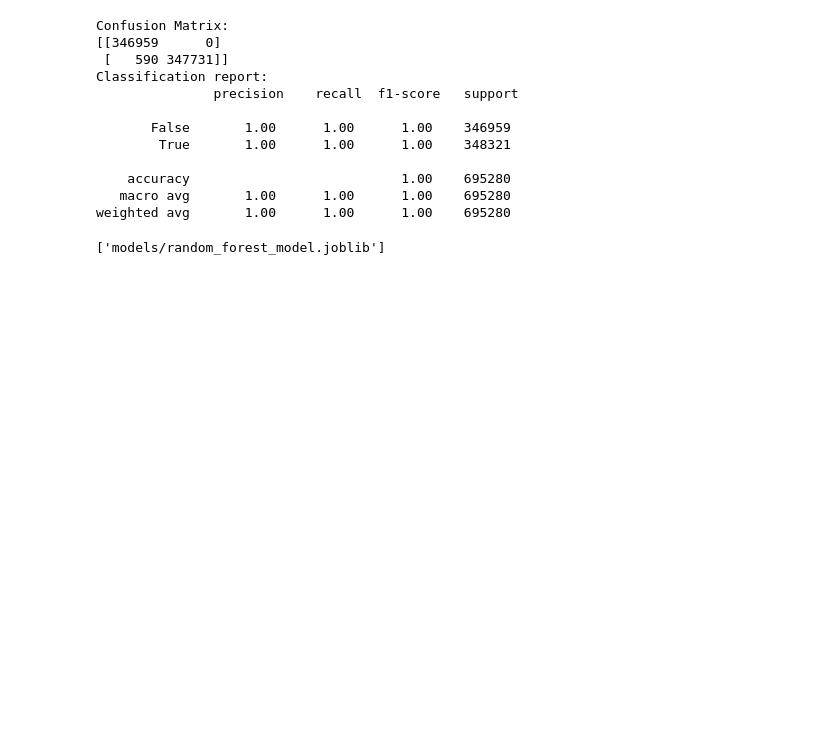
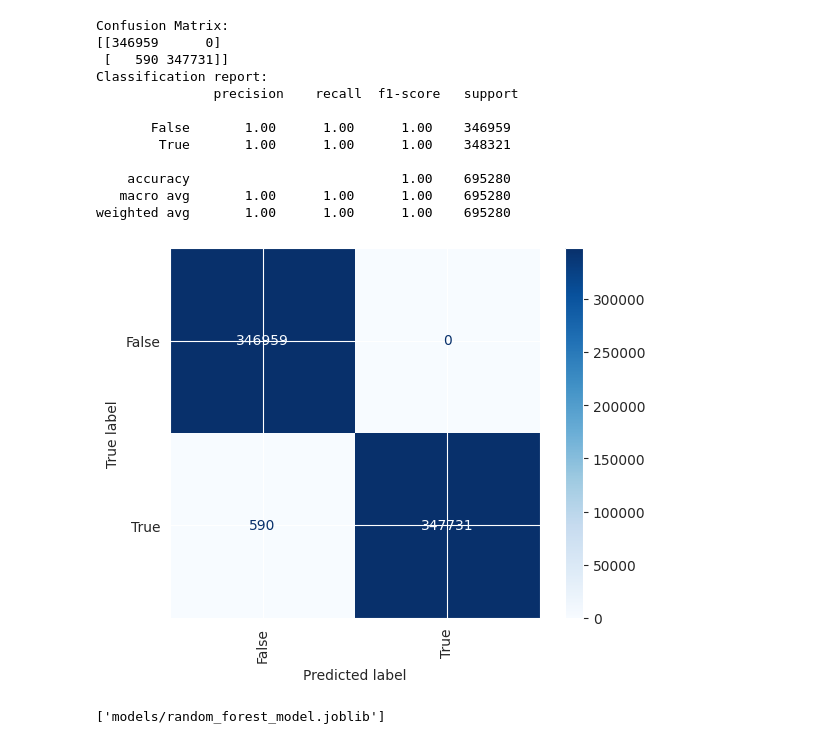
Before and after one commit to oscar066/Flight_delay_analysis, a Jupyter notebook: index.ipynb, the cells around one changed output. Cells and saved outputs as stored; diff of their text form; code cells hidden in the pictures; blank space fills up the shorter version.

```diff
--- a/index.ipynb
+++ b/index.ipynb
@@ -989,6 +1001,16 @@ Classification report:
     accuracy                           1.00    695280
    macro avg       1.00      1.00      1.00    695280
 weighted avg       1.00      1.00      1.00    695280
+# %%
+from sklearn.metrics import confusion_matrix, ConfusionMatrixDisplay
+
+cm = confusion_matrix(y_test, y_pred_rf, labels=rf.classes_)
+disp = ConfusionMatrixDisplay(confusion_matrix=cm, display_labels=rf.classes_)
+disp.plot(cmap='Blues')
+plt.xticks(rotation=90)
+plt.show()
+# %% [output]
+[figure, added]
 # %%
 # Save the model to a file
 joblib.dump(rf, 'models/random_forest_model.joblib')
```
Also changed, not shown: parts of 9 cells of this notebook, 1 other file.
